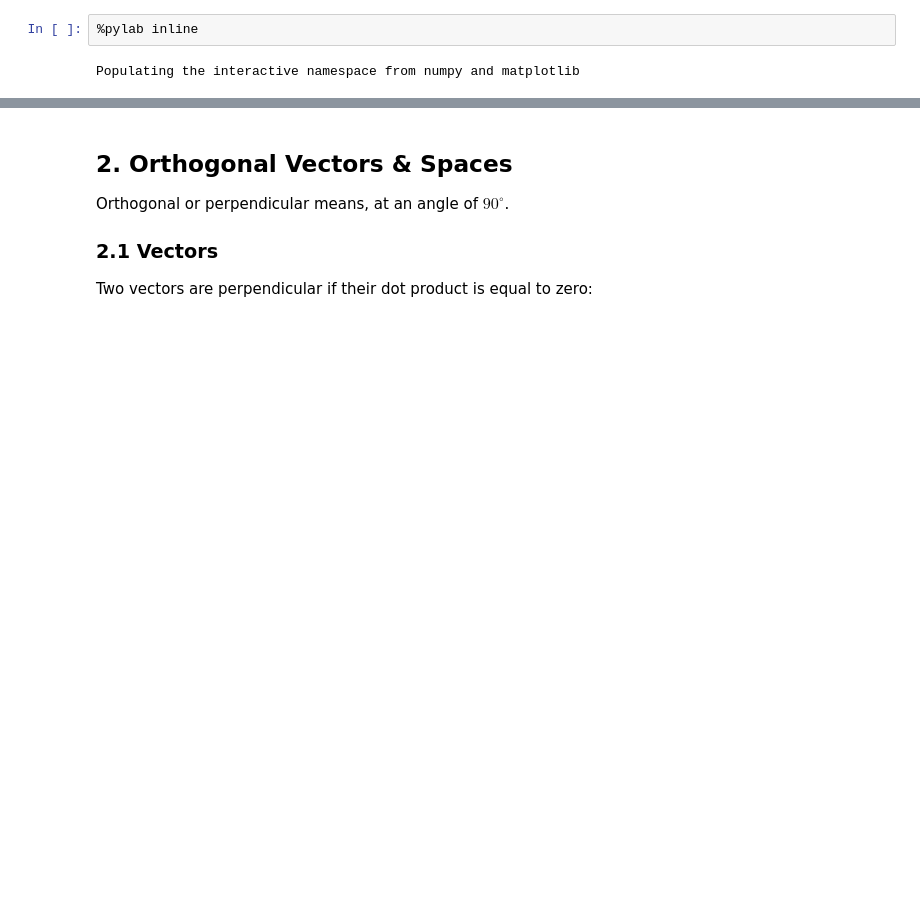
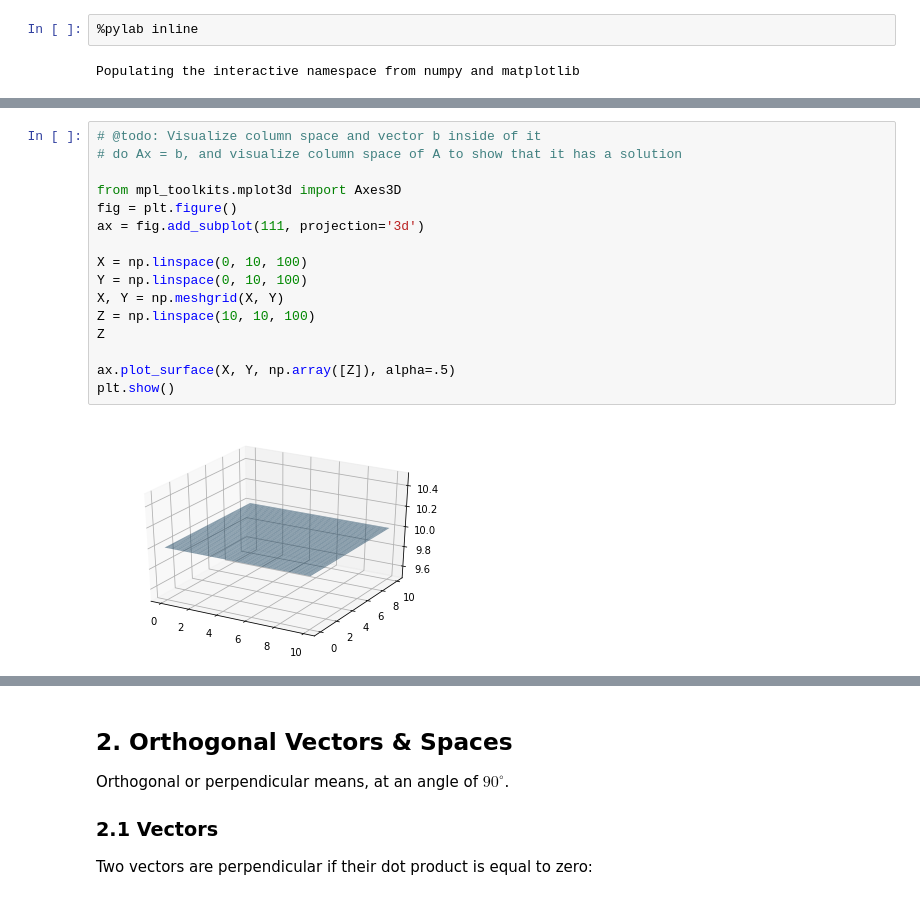
Before and after one commit to Menziess/Python-Linear-Algebra, a Jupyter notebook: 7. Solutions To Ax=b.ipynb, the cells around one changed output, grey strips where cells are left out. Saved outputs shown, nothing was run; the diff lists cells and outputs as text; blank space fills up the shorter version.

```diff
--- a/7. Solutions To Ax=b.ipynb
+++ b/7. Solutions To Ax=b.ipynb
@@ -133,0 +124,18 @@ The row space is the subspace of all vectors that can be created by taking linea
+# %%
+# @todo: Visualize column space and vector b inside of it
+# do Ax = b, and visualize column space of A to show that it has a solution
+
+from mpl_toolkits.mplot3d import Axes3D
+fig = plt.figure()
+ax = fig.add_subplot(111, projection='3d')
+
+X = np.linspace(0, 10, 100)
+Y = np.linspace(0, 10, 100)
+X, Y = np.meshgrid(X, Y)
+Z = np.linspace(10, 10, 100)
+Z
+
+ax.plot_surface(X, Y, np.array([Z]), alpha=.5)
+plt.show()
+# %% [output]
+[figure, added]
```
Also changed, not shown: parts of 5 cells of this notebook, 6 other files.
